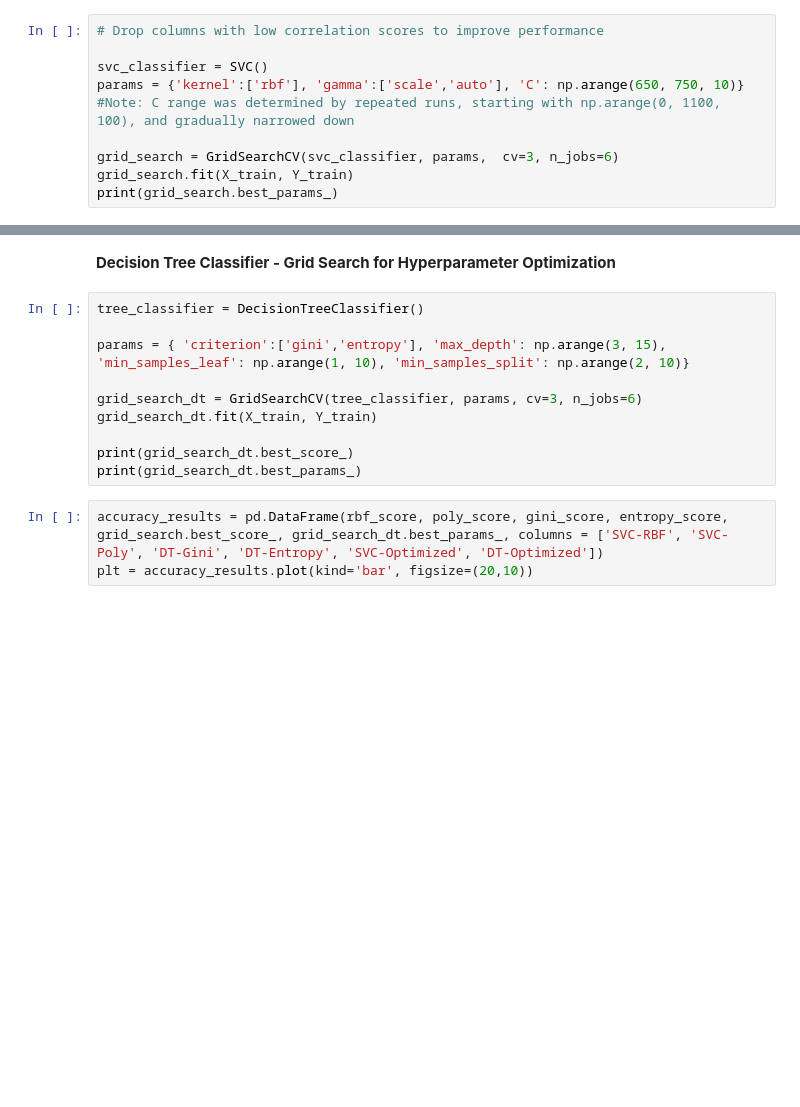
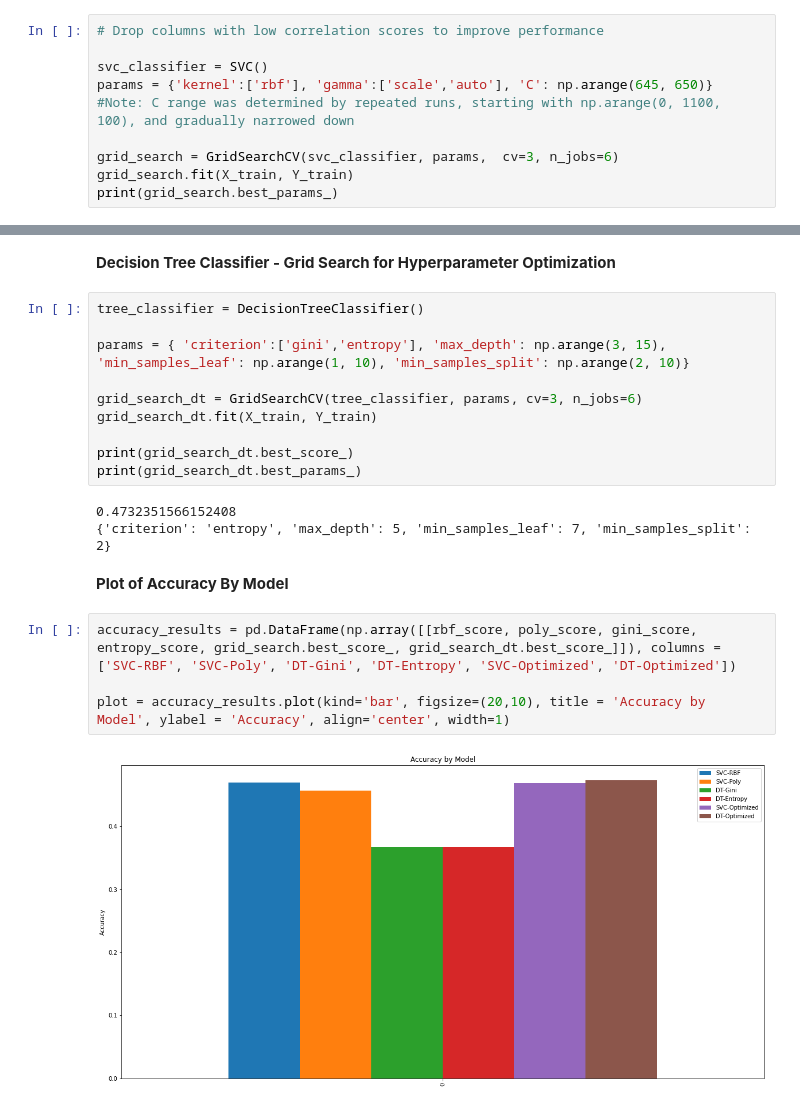
Before and after one commit to robd123/AML, a Jupyter notebook: Project4/Project4.ipynb, the cells around one changed output, grey strips where cells are left out. Cells and saved outputs as stored; diff of their text form; blank space fills up the shorter version.

```diff
--- a/Project4/Project4.ipynb
+++ b/Project4/Project4.ipynb
@@ -382,7 +385,7 @@ entropy_graph
 # Drop columns with low correlation scores to improve performance
 
 svc_classifier = SVC()
-params = {'kernel':['rbf'], 'gamma':['scale','auto'], 'C': np.arange(650, 750, 10)}  #Note: C range was determined by repeated runs, starting with np.arange(0, 1100, 100), and gradually narrowed down
+params = {'kernel':['rbf'], 'gamma':['scale','auto'], 'C': np.arange(645, 650)}  #Note: C range was determined by repeated runs, starting with np.arange(0, 1100, 100), and gradually narrowed down
 
 grid_search = GridSearchCV(svc_classifier, params,  cv=3, n_jobs=6)
 grid_search.fit(X_train, Y_train)
@@ -418,6 +419,14 @@ grid_search_dt.fit(X_train, Y_train)
 
 print(grid_search_dt.best_score_)
 print(grid_search_dt.best_params_)
+# %% [output]
+0.4732351566152408
+{'criterion': 'entropy', 'max_depth': 5, 'min_samples_leaf': 7, 'min_samples_split': 2}
+# %% [markdown]
+**Plot of Accuracy By Model**
 # %%
-accuracy_results = pd.DataFrame(rbf_score, poly_score, gini_score, entropy_score, grid_search.best_score_, grid_search_dt.best_params_, columns = ['SVC-RBF', 'SVC-Poly', 'DT-Gini', 'DT-Entropy', 'SVC-Optimized', 'DT-Optimized'])
-plt = accuracy_results.plot(kind='bar', figsize=(20,10))
+accuracy_results = pd.DataFrame(np.array([[rbf_score, poly_score, gini_score, entropy_score, grid_search.best_score_, grid_search_dt.best_score_]]), columns = ['SVC-RBF', 'SVC-Poly', 'DT-Gini', 'DT-Entropy', 'SVC-Optimized', 'DT-Optimized'])
+
+plot = accuracy_results.plot(kind='bar', figsize=(20,10), title = 'Accuracy by Model', ylabel = 'Accuracy', align='center', width=1)
+# %% [output]
+[figure, added]
```
Also changed, not shown: parts of 4 cells of this notebook.
